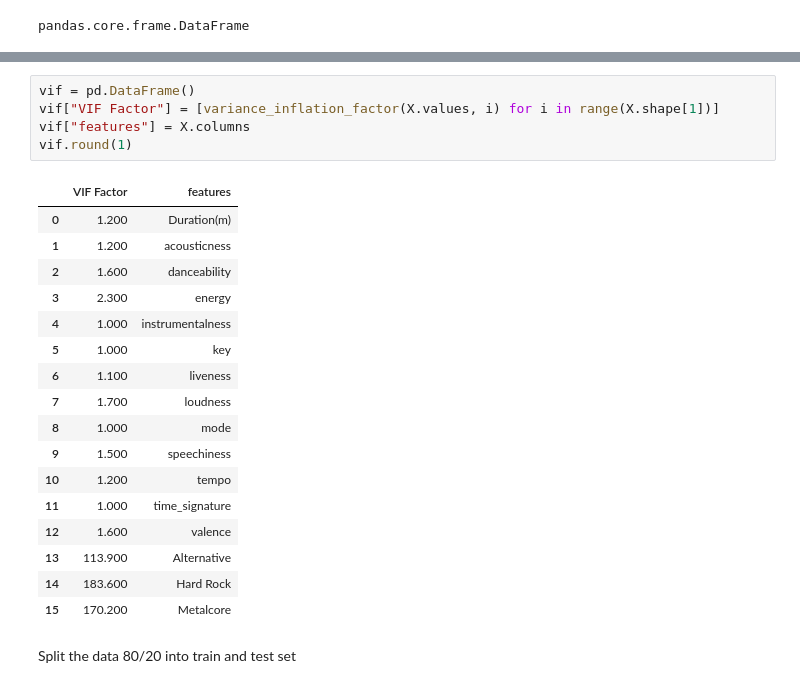
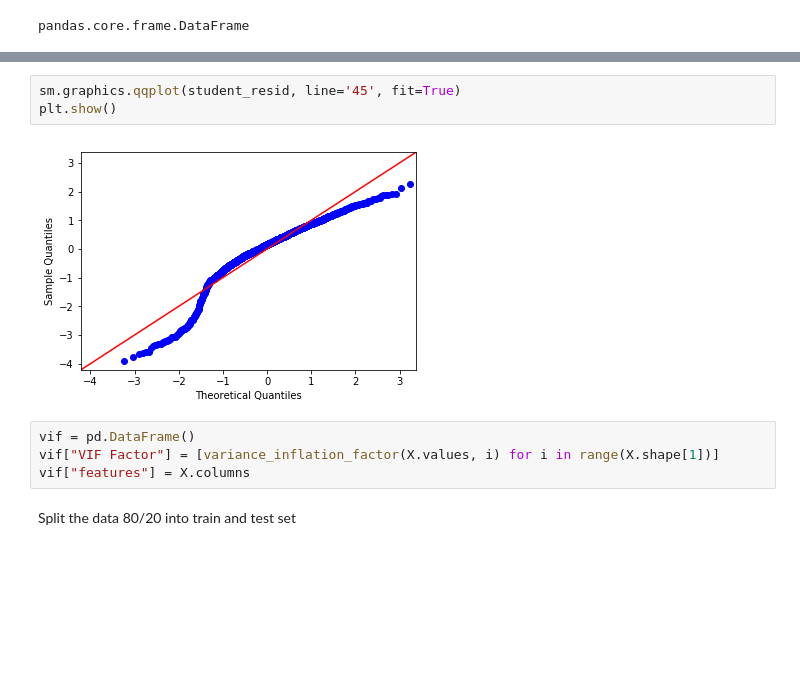
Before and after one commit to evanhosmer/Spotify_case_study, a Jupyter notebook: notebooks/Spotify.ipynb, the cells around one changed output, grey strips where cells are left out. Cells and saved outputs as stored; diff of their text form; blank space fills up the shorter version.

```diff
--- a/notebooks/Spotify.ipynb
+++ b/notebooks/Spotify.ipynb
@@ -520,26 +559,12 @@ pandas.core.frame.DataFrame
+# %%
+sm.graphics.qqplot(student_resid, line='45', fit=True)
+plt.show()
+# %% [output]
+[figure, added]
 # %%
 vif = pd.DataFrame()
 vif["VIF Factor"] = [variance_inflation_factor(X.values, i) for i in range(X.shape[1])]
 vif["features"] = X.columns
-vif.round(1)
-# %% [output]
-|  | VIF Factor | features |
-| 0 | 1.200 | Duration(m) |
-| 1 | 1.200 | acousticness |
-| 2 | 1.600 | danceability |
-| 3 | 2.300 | energy |
-| 4 | 1.000 | instrumentalness |
-| 5 | 1.000 | key |
-| 6 | 1.100 | liveness |
-| 7 | 1.700 | loudness |
-| 8 | 1.000 | mode |
-| 9 | 1.500 | speechiness |
-| 10 | 1.200 | tempo |
-| 11 | 1.000 | time_signature |
-| 12 | 1.600 | valence |
-| 13 | 113.900 | Alternative |
-| 14 | 183.600 | Hard Rock |
-| 15 | 170.200 | Metalcore |
 # %% [markdown]
 Split the data 80/20 into train and test set
 # %% [markdown]
```
Also changed, not shown: parts of 3 cells of this notebook, 2 other files.
